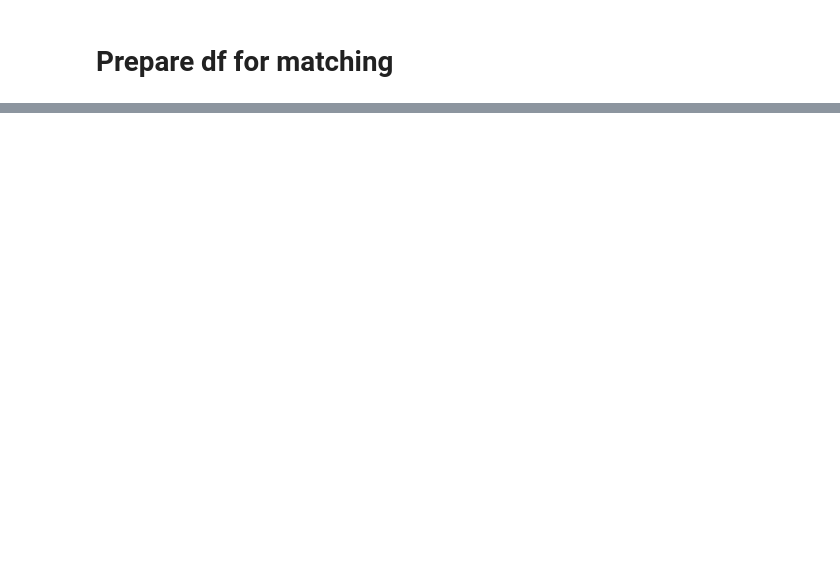
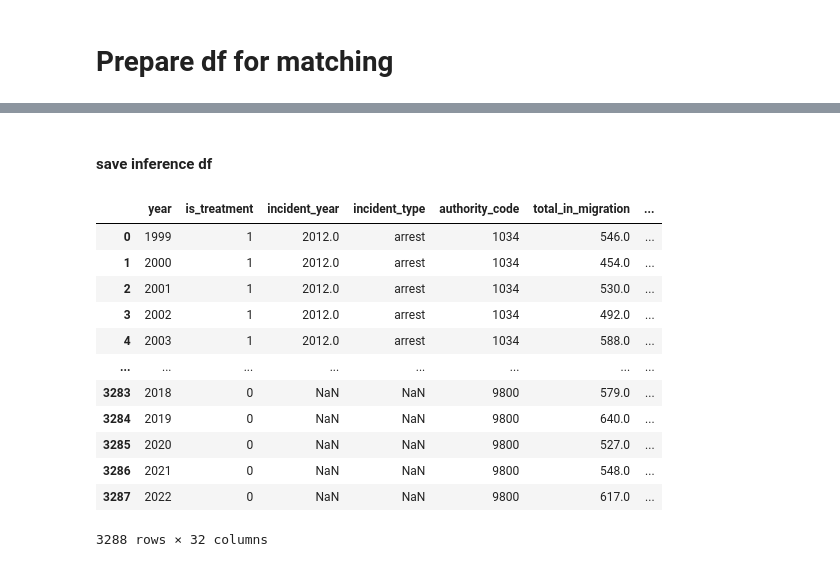
Before and after one commit to Yael-Hari/mayors-causal-inference, a Jupyter notebook: src/data_preprocess.ipynb, the cells around one changed output, grey strips where cells are left out. Cells and saved outputs as stored; diff of their text form; code cells hidden in the pictures; blank space fills up the shorter version.

```diff
--- a/src/data_preprocess.ipynb
+++ b/src/data_preprocess.ipynb
@@ -52,6 +55,9 @@ mayors_df.incident_type = mayors_df.incident_type.replace(
 # %%
 arabs_authority_code_l = all_df[all_df['arabs'] == 100].drop_duplicates(subset=['authority_code'])['authority_code'].tolist()
 all_df = all_df[~all_df['authority_code'].isin(arabs_authority_code_l)]
+
+# drop the 'arabs' column: we don't need it anymore
+all_df.drop(columns=['arabs'], inplace=True)
 # %% [markdown]
 ## refine numeric columns
 # %%
@@ -274,0 +620,34 @@ matching_df[matching_df.is_treatment == 1]
+# %%
+all_df_filled = pd.DataFrame()
+for t, cur_df in all_df.groupby('incident_type'):
+    if t is None:
+        continue
+
+    # Separate dataframes for years <= incident_year and > incident_year
+    df_before_incident = cur_df[cur_df['year'] <= cur_df['incident_year']]
+    df_after_incident = cur_df[cur_df['year'] > cur_df['incident_year']]
+
+    # Process df_before_incident
+    df_filled_before = fill_na_vals_with_means_than_forward_than_back(df=df_before_incident, cols_to_fillna=cols_to_filna_by_3years_mean_than_forwardfill_than_backfill)
+    df_filled_before = fill_na_vals_with_forward_than_backfill(df=df_filled_before, cols_to_fillna=cols_to_forwardfill_then_back)
+    df_filled_before = fill_na_vals_with_means(df=df_filled_before, cols_to_fillna=cols_to_filna_by_3years_mean_than_col_mean)
+
+    # Process df_after_incident
+    df_filled_after = fill_na_vals_with_means_than_forward_than_back(df=df_after_incident, cols_to_fillna=cols_to_filna_by_3years_mean_than_forwardfill_than_backfill)
+    df_filled_after = fill_na_vals_with_forward_than_backfill(df=df_filled_after, cols_to_fillna=cols_to_forwardfill_then_back)
+    df_filled_after = fill_na_vals_with_means(df=df_filled_after, cols_to_fillna=cols_to_filna_by_3years_mean_than_col_mean)
+
+    # Combine the processed dataframes
+    df_filled = pd.concat([df_filled_before, df_filled_after])
+
+    # Update the original dataframe
+    all_df_filled = pd.concat([all_df_filled, df_filled])
+
+# fillna where incident_year is nan
+df_control_auth = all_df[all_df.incident_year.isna()]
+df_control_auth = fill_na_vals_with_means_than_forward_than_back(df=df_control_auth, cols_to_fillna=cols_to_filna_by_3years_mean_than_forwardfill_than_backfill)
+df_control_auth = fill_na_vals_with_forward_than_backfill(df=df_control_auth, cols_to_fillna=cols_to_forwardfill_then_back)
+df_control_auth = fill_na_vals_with_means(df=df_control_auth, cols_to_fillna=cols_to_filna_by_3years_mean_than_col_mean)
+
+# add to all_df
+all_df_filled = pd.concat([all_df_filled, df_control_auth])
@@ -274,0 +678,21 @@ matching_df[matching_df.is_treatment == 1]
+# %% [markdown]
+#### save inference df
+# %%
+inference_df_cols = ['year', 'is_treatment'] + mayors_df.columns.tolist() + all_inference_cols
+
+inference_df_imputed = all_df_filled[inference_df_cols].drop_duplicates().reset_index(drop=True)
+inference_df_imputed
+# %% [output]
+|  | year | is_treatment | incident_year | incident_type | authority_code | total_in_migration | ... |
+| 0 | 1999 | 1 | 2012.0 | arrest | 1034 | 546.0 | ... |
+| 1 | 2000 | 1 | 2012.0 | arrest | 1034 | 454.0 | ... |
+| 2 | 2001 | 1 | 2012.0 | arrest | 1034 | 530.0 | ... |
+| 3 | 2002 | 1 | 2012.0 | arrest | 1034 | 492.0 | ... |
+| 4 | 2003 | 1 | 2012.0 | arrest | 1034 | 588.0 | ... |
+| ... | ... | ... | ... | ... | ... | ... | ... |
+| 3283 | 2018 | 0 | NaN | NaN | 9800 | 579.0 | ... |
+| 3284 | 2019 | 0 | NaN | NaN | 9800 | 640.0 | ... |
+| 3285 | 2020 | 0 | NaN | NaN | 9800 | 527.0 | ... |
+| 3286 | 2021 | 0 | NaN | NaN | 9800 | 548.0 | ... |
+| 3287 | 2022 | 0 | NaN | NaN | 9800 | 617.0 | ... |
+3288 rows × 32 columns
```
Also changed, not shown: parts of 63 cells of this notebook, 2 other files.
